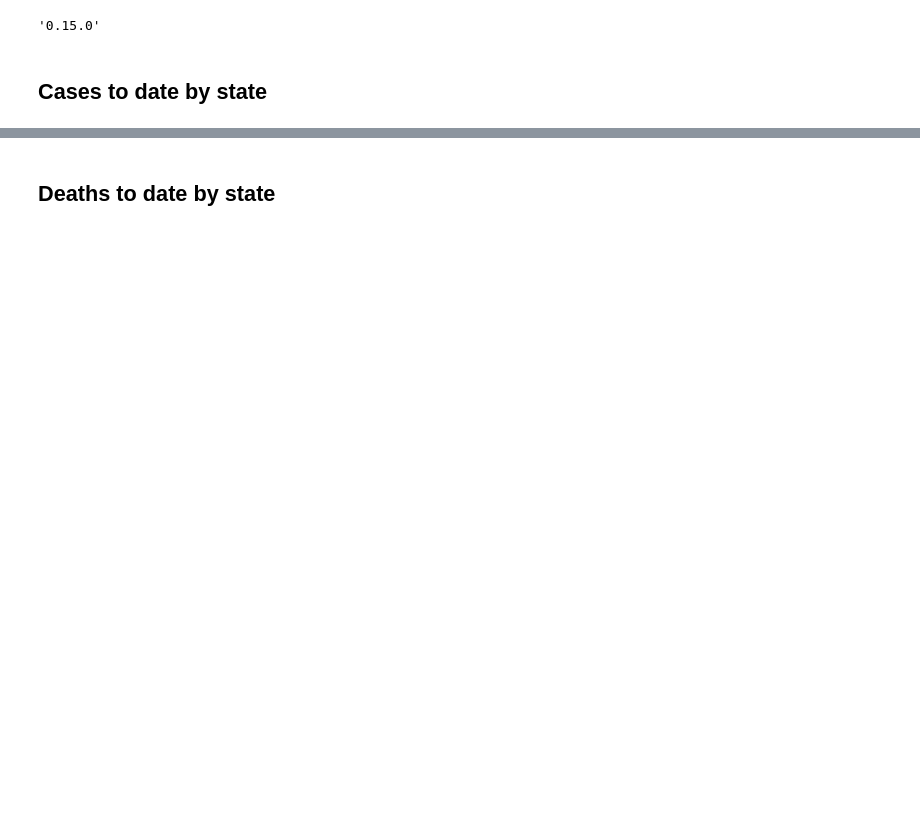
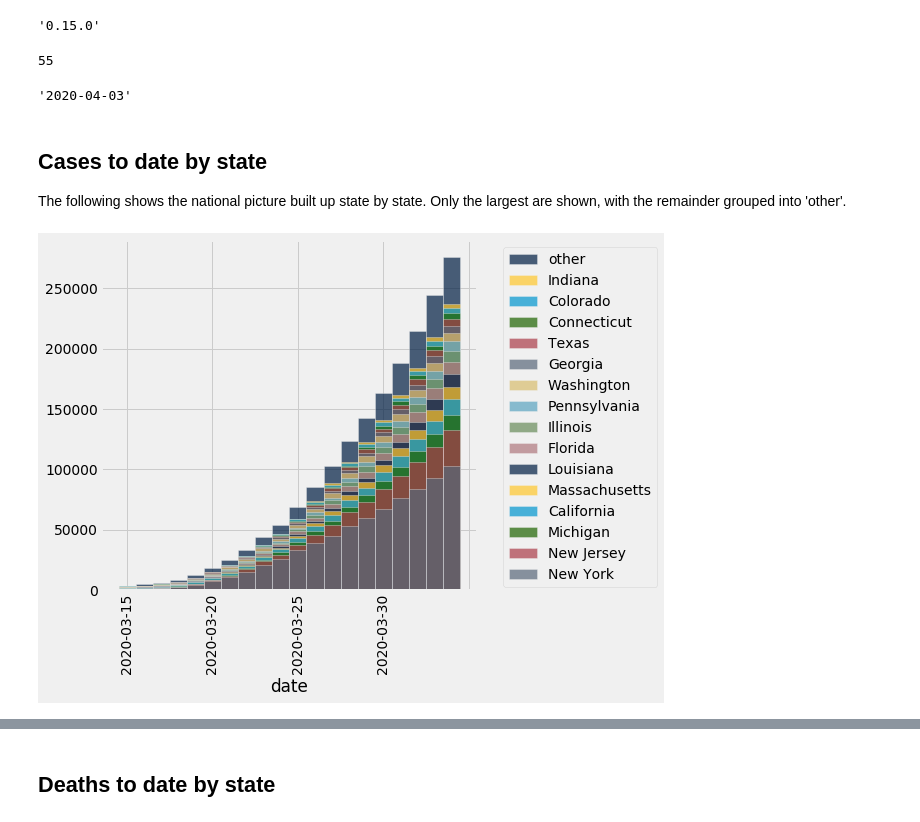
Before and after one commit to deculler/covid19, a Jupyter notebook: US-covid19-nytimes.ipynb, the cells around one changed output, grey strips where cells are left out. Cells and saved outputs as stored; diff of their text form; code cells hidden in the pictures; blank space fills up the shorter version.

```diff
--- a/US-covid19-nytimes.ipynb
+++ b/US-covid19-nytimes.ipynb
@@ -105,12 +153,29 @@ stateURL = "https://raw.githubusercontent.com/nytimes/covid-19-data/master/us-st
 # %%
 raw_states = Table.read_table(stateURL)
 states = list(np.unique(raw_states['state']))
+len(states)
+# %% [output]
+55
 # %%
 cases = TimeTable.from_table(raw_states.pivot('state', 'date', 'cases', sum), time_col = 'date',
                              time_less_fun=less_day)
 deaths = TimeTable.from_table(raw_states.pivot('state', 'date', 'deaths', sum), time_col = 'date',
                              time_less_fun=less_day)
+# %%
+last_day = cases['date'][-1]
+last_day
+# %% [output]
+'2020-04-03'
 # %% [markdown]
 <a id=sectionCases></a>
 ## Cases to date by state
+
+The following shows the national picture built up state by state.  Only the largest are shown, with the remainder
+grouped into 'other'.
+# %%
+# Total US cases broken down by state
+cases.following("2020-03-15").stackbar(15, height=6)
+_ = plots.xticks(rotation=90)
+# %% [output]
+[figure, added]
 # %%
```
Also changed, not shown: parts of 29 cells of this notebook, 1 other file.
